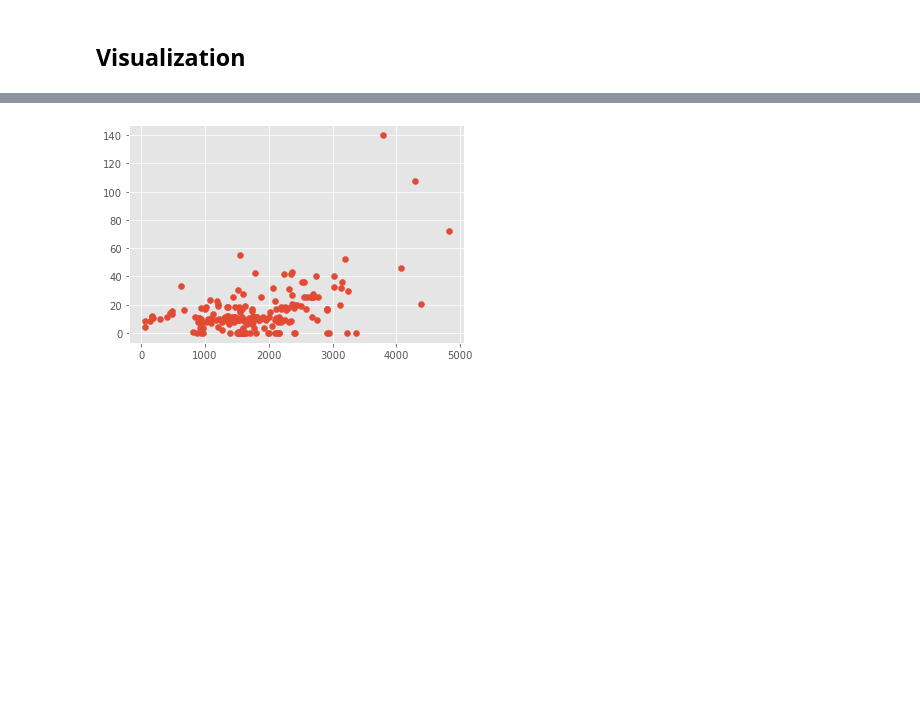
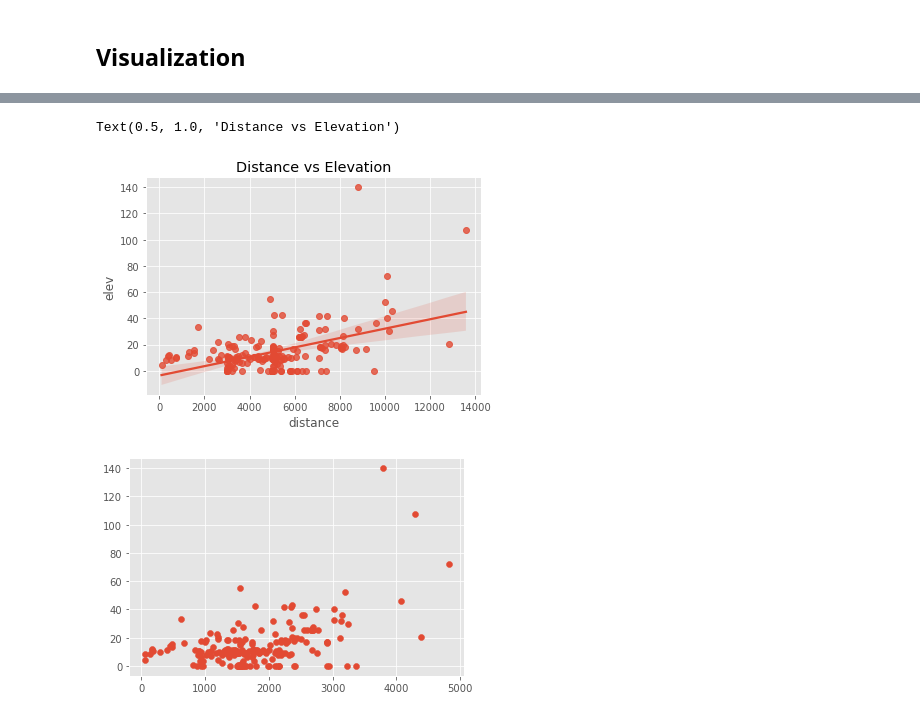
Before and after one commit to Lucs1590/strava-analysis, a Jupyter notebook: strava_analysis.ipynb, the cells around one changed output, grey strips where cells are left out. Saved outputs shown, nothing was run; the diff lists cells and outputs as text; code cells hidden in the pictures; blank space fills up the shorter version.

```diff
--- a/strava_analysis.ipynb
+++ b/strava_analysis.ipynb
@@ -437,3 +447,8 @@ runs.describe().transpose()
+# %%
+sns.regplot(x='distance', y = 'elev', data=runs).set_title("Distance vs Elevation")
+# %% [output]
+Text(0.5, 1.0, 'Distance vs Elevation')
+[figure, added]
 # %%
 plt.scatter(runs['moving_time'],runs['elev'])
 plt.show()
```
Also changed, not shown: parts of 12 cells of this notebook, 1 other file.
